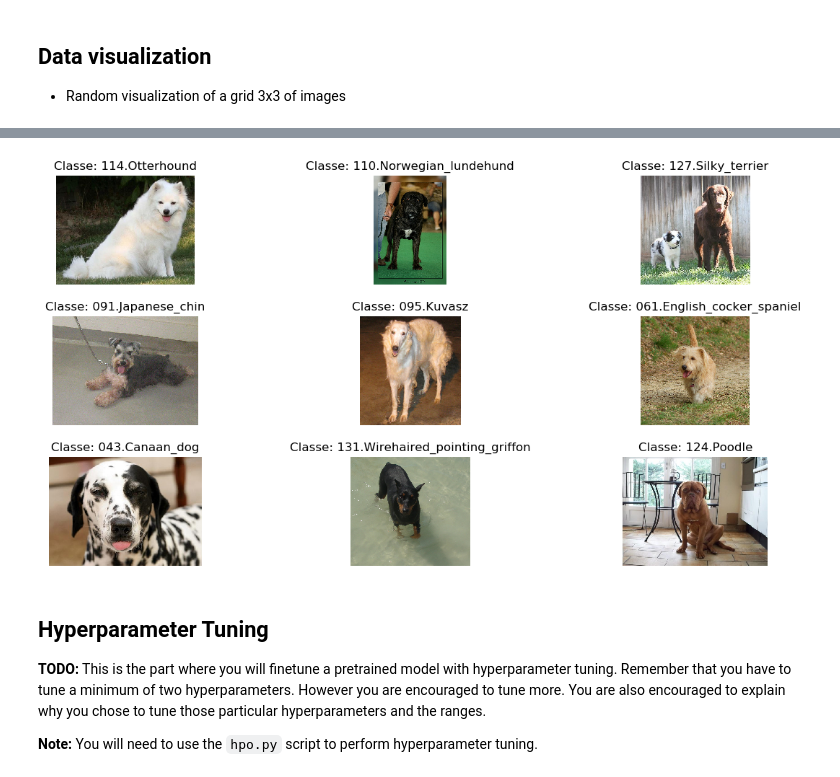
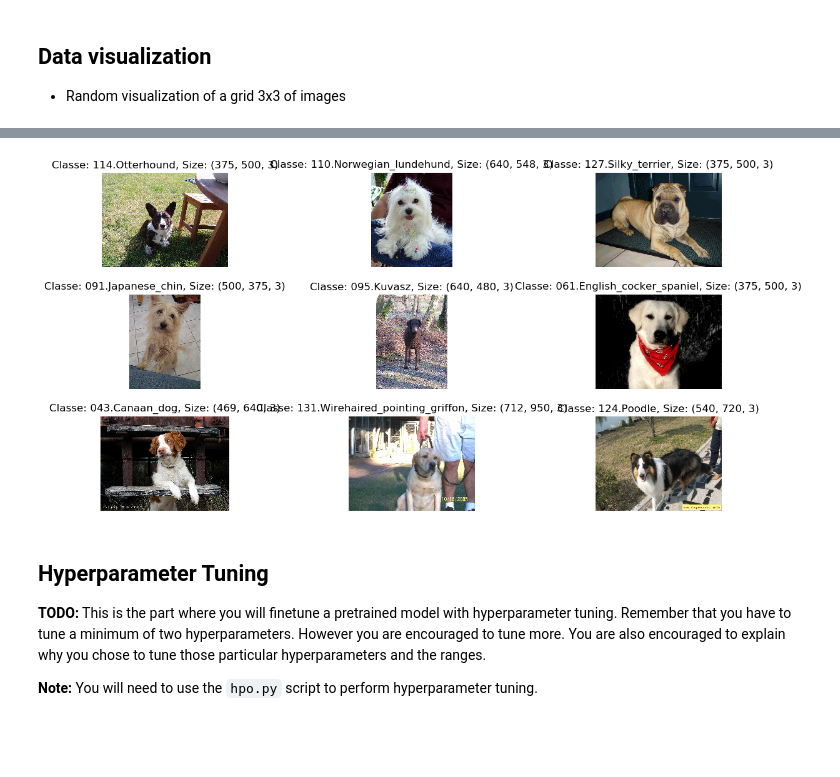
Before and after one commit to wiseright/deep_learning_with_AWS, a Jupyter notebook: train_and_deploy.ipynb, the cells around one changed output, grey strips where cells are left out. Cells and saved outputs as stored; diff of their text form; code cells hidden in the pictures; blank space fills up the shorter version.

```diff
--- a/train_and_deploy.ipynb
+++ b/train_and_deploy.ipynb
@@ -156,16 +197,16 @@ list_train_files[random_imgs[0]]
 # %%
 fig, axs = plt.subplots(3,3, figsize=(12,6))
 plt.tight_layout()
 axs = axs.ravel()
 random_imgs = np.random.randint(0, len(list_train_files), 9)
 
 for i, ax in enumerate(axs):
     img = mpimg.imread(list_train_files[random_imgs[i]])
     ax.imshow(img)
     ax.axis('off')
-    ax.set_title(f'Classe: {list_classes[i]}')
+    ax.set_title(f'Classe: {list_classes[i]}, Size: {img.shape}')
 # %% [output]
-[figure, old version]
+[figure, new version]
 # %% [markdown]
 ## Hyperparameter Tuning
 **TODO:** This is the part where you will finetune a pretrained model with hyperparameter tuning. Remember that you have to tune a minimum of two hyperparameters. However you are encouraged to tune more. You are also encouraged to explain why you chose to tune those particular hyperparameters and the ranges.
```
Also changed, not shown: parts of 42 cells of this notebook, 1 other file.
